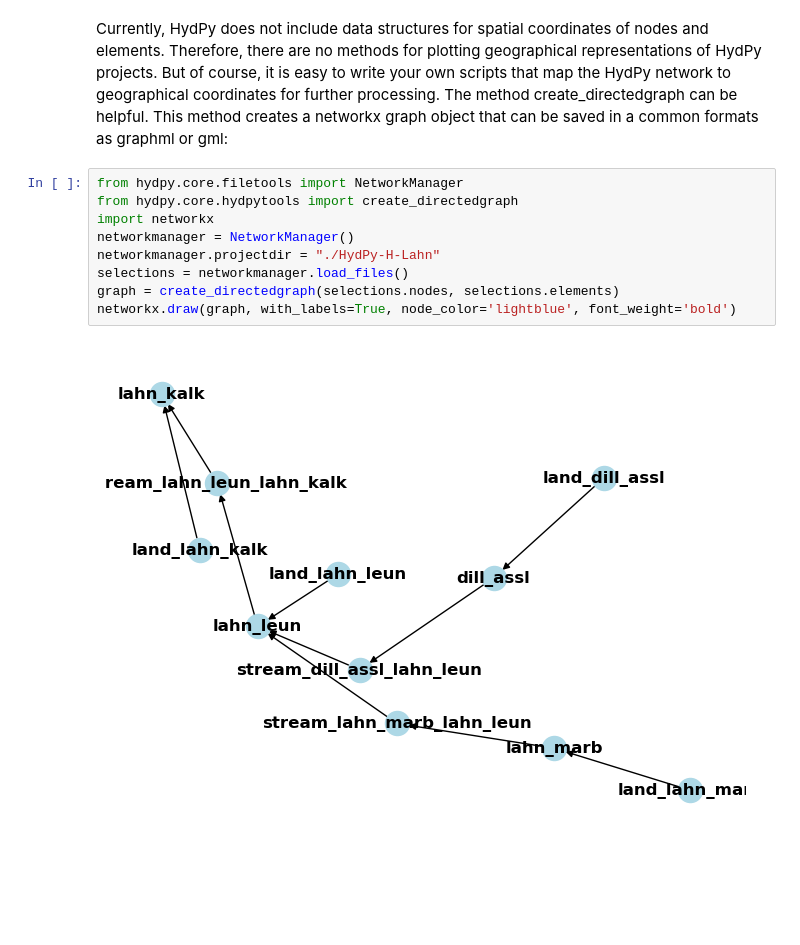
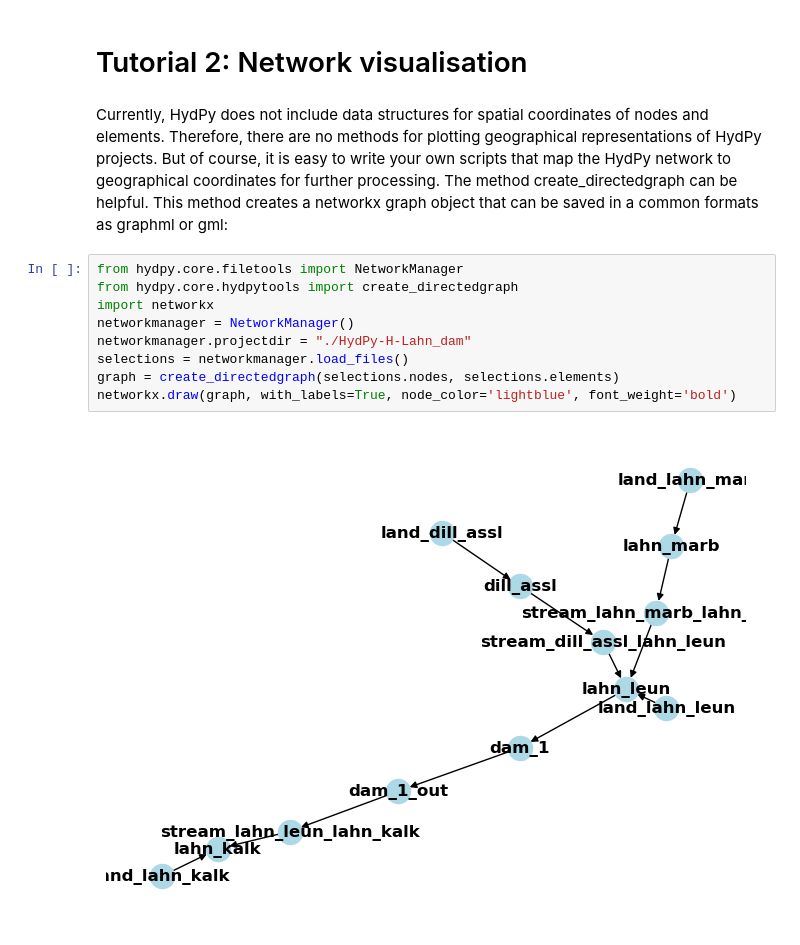
Before and after one commit to parvumflumen/eurofriend2024, a Jupyter notebook: tutorial/tutorial2.ipynb, the cells around one changed output. Cells and saved outputs as stored; diff of their text form; blank space fills up the shorter version.

```diff
--- a/tutorial/tutorial2.ipynb
+++ b/tutorial/tutorial2.ipynb
@@ -1,13 +1,15 @@
+# %% [markdown]
+# Tutorial 2: Network visualisation
 # %% [markdown]
 Currently, HydPy does not include data structures for spatial coordinates of nodes and elements. Therefore, there are no methods for plotting geographical representations of HydPy projects. But of course, it is easy to write your own scripts that map the HydPy network to geographical coordinates for further processing. The method create_directedgraph can be helpful. This method creates a networkx graph object that can be saved in a common formats as graphml or gml:
 # %%
 from hydpy.core.filetools import NetworkManager
 from hydpy.core.hydpytools import create_directedgraph
 import networkx
 networkmanager = NetworkManager()
-networkmanager.projectdir = "./HydPy-H-Lahn"
+networkmanager.projectdir = "./HydPy-H-Lahn_dam"
 selections = networkmanager.load_files()
 graph = create_directedgraph(selections.nodes, selections.elements)
 networkx.draw(graph, with_labels=True, node_color='lightblue', font_weight='bold')
 # %% [output]
-[figure, old version]
+[figure, new version]
```
Also changed, not shown: 59 other files.
